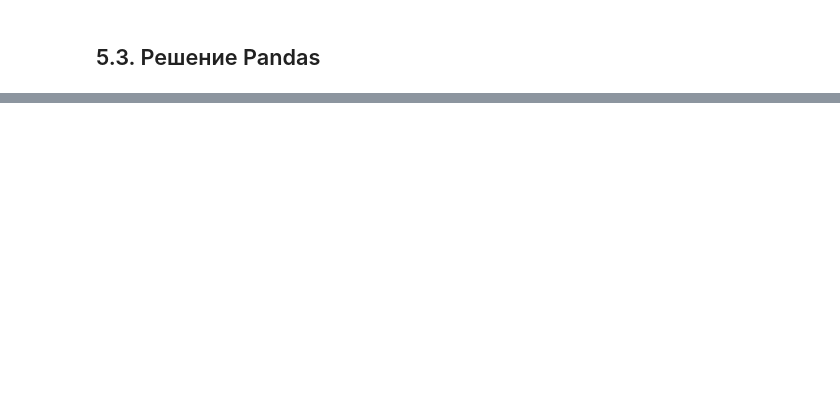
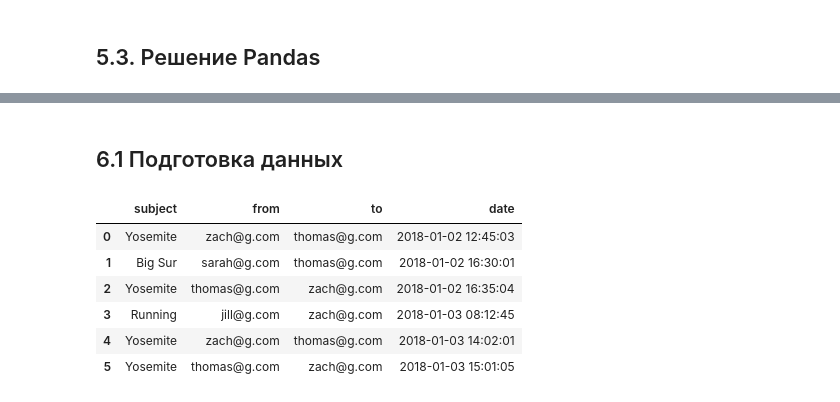
Before and after one commit to bebyakinb/test_assignments-Analyst-, a Jupyter notebook: habr/SQL_Hardest_Interview_Tasks.ipynb, the cells around one changed output, grey strips where cells are left out. Cells and saved outputs as stored; diff of their text form; code cells hidden in the pictures; blank space fills up the shorter version.

```diff
--- a/habr/SQL_Hardest_Interview_Tasks.ipynb
+++ b/habr/SQL_Hardest_Interview_Tasks.ipynb
@@ -549,0 +572,37 @@ signups_extended.rolling('7D').mean()
+# %% [markdown]
+## 6.1 Подготовка данных
+# %%
+emails = pd.DataFrame({'subject': ['Yosemite',
+                                   'Big Sur',
+                                   'Yosemite',
+                                   'Running',
+                                   'Yosemite',
+                                   'Yosemite'],
+                       'from' : ['zach@g.com',
+                                 'sarah@g.com',
+                                 'thomas@g.com',
+                                 'jill@g.com',
+                                 'zach@g.com',
+                                 'thomas@g.com'],
+                       'to' : ['thomas@g.com',
+                               'thomas@g.com',
+                               'zach@g.com',
+                               'zach@g.com',
+                               'thomas@g.com',
+                               'zach@g.com'],
+                       'date': [pd.Timestamp('2018-01-02 12:45:03'),
+                                pd.Timestamp('2018-01-02 16:30:01'),
+                                pd.Timestamp('2018-01-02 16:35:04'),
+                                pd.Timestamp('2018-01-03 08:12:45'),
+                                pd.Timestamp('2018-01-03 14:02:01'),
+                                pd.Timestamp('2018-01-03 15:01:05')]
+                       })
+emails
+# %% [output]
+|  | subject | from | to | date |
+| 0 | Yosemite | zach@g.com | thomas@g.com | 2018-01-02 12:45:03 |
+| 1 | Big Sur | sarah@g.com | thomas@g.com | 2018-01-02 16:30:01 |
+| 2 | Yosemite | thomas@g.com | zach@g.com | 2018-01-02 16:35:04 |
+| 3 | Running | jill@g.com | zach@g.com | 2018-01-03 08:12:45 |
+| 4 | Yosemite | zach@g.com | thomas@g.com | 2018-01-03 14:02:01 |
+| 5 | Yosemite | thomas@g.com | zach@g.com | 2018-01-03 15:01:05 |
```
Also changed, not shown: parts of 22 cells of this notebook.
